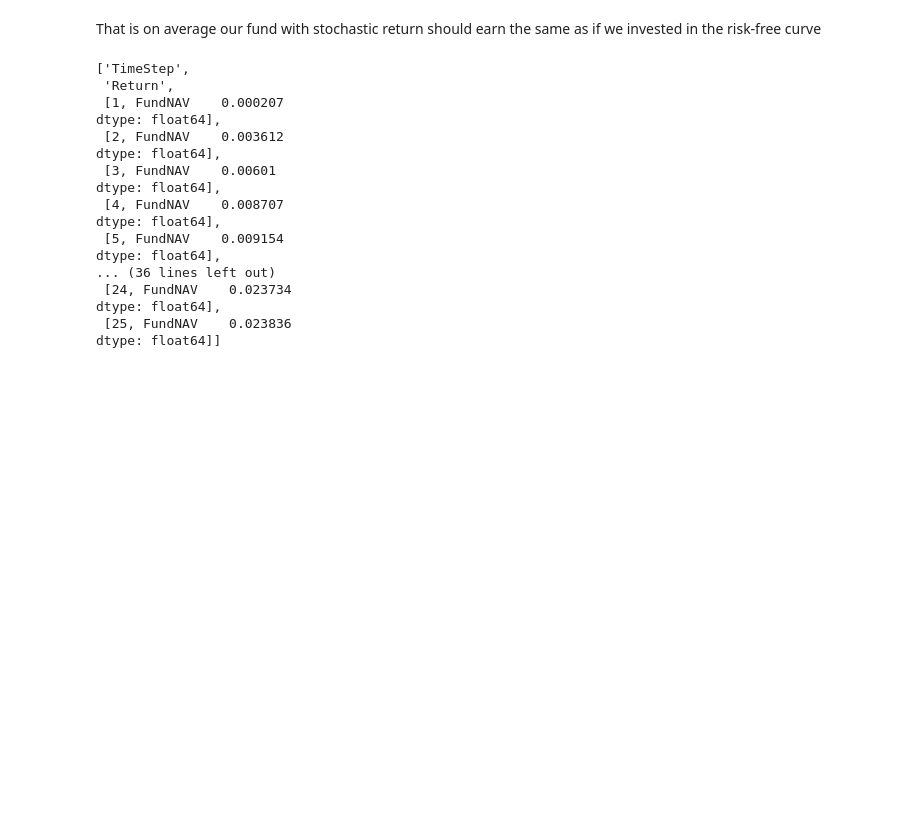
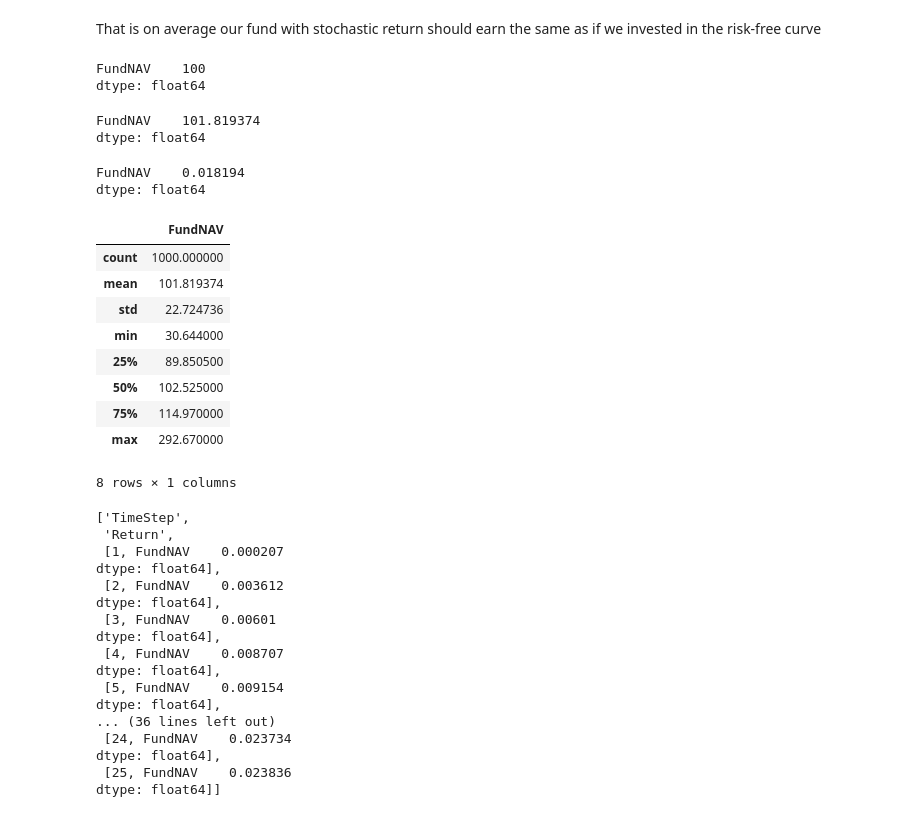
Before and after one commit to ZaighumRajput/IPython, a Jupyter notebook: Finance/RiskNeutralCheck-Copy0.ipynb, the cells around one changed output. Saved outputs shown, nothing was run; the diff lists cells and outputs as text; code cells hidden in the pictures; blank space fills up the shorter version.

```diff
--- a/Finance/RiskNeutralCheck-Copy0.ipynb
+++ b/Finance/RiskNeutralCheck-Copy0.ipynb
@@ -15,6 +15,36 @@ import numpy as np
 os.chdir("C:\MCPPI Data\\Sarah")
 # %%
 stocJun30 = pd.read_csv("mcppi_Stochastic_JUN30_EconomicCurve.csv", index_col=["ScenNo","TimeStep"])
+# %%
+E_So = stocJun30.xs(0, level="TimeStep").sum()/1000
+E_So
+# %% [output]
+FundNAV    100
+dtype: float64
+# %%
+E_ST = stocJun30.xs(3, level="TimeStep").sum()/1000
+E_ST
+# %% [output]
+FundNAV    101.819374
+dtype: float64
+# %%
+E_ST/E_So - 1
+# %% [output]
+FundNAV    0.018194
+dtype: float64
+# %%
+stocJun30.xs(3,level="TimeStep").describe()
+# %% [output]
+|  | FundNAV |
+| count | 1000.000000 |
+| mean | 101.819374 |
+| std | 22.724736 |
+| min | 30.644000 |
+| 25% | 89.850500 |
+| 50% | 102.525000 |
+| 75% | 114.970000 |
+| max | 292.670000 |
+8 rows × 1 columns
 # %%
 #yearly Average Continuous fund return
 curve = ['TimeStep' ,'Return']
```
Also changed, not shown: 1 other file.
